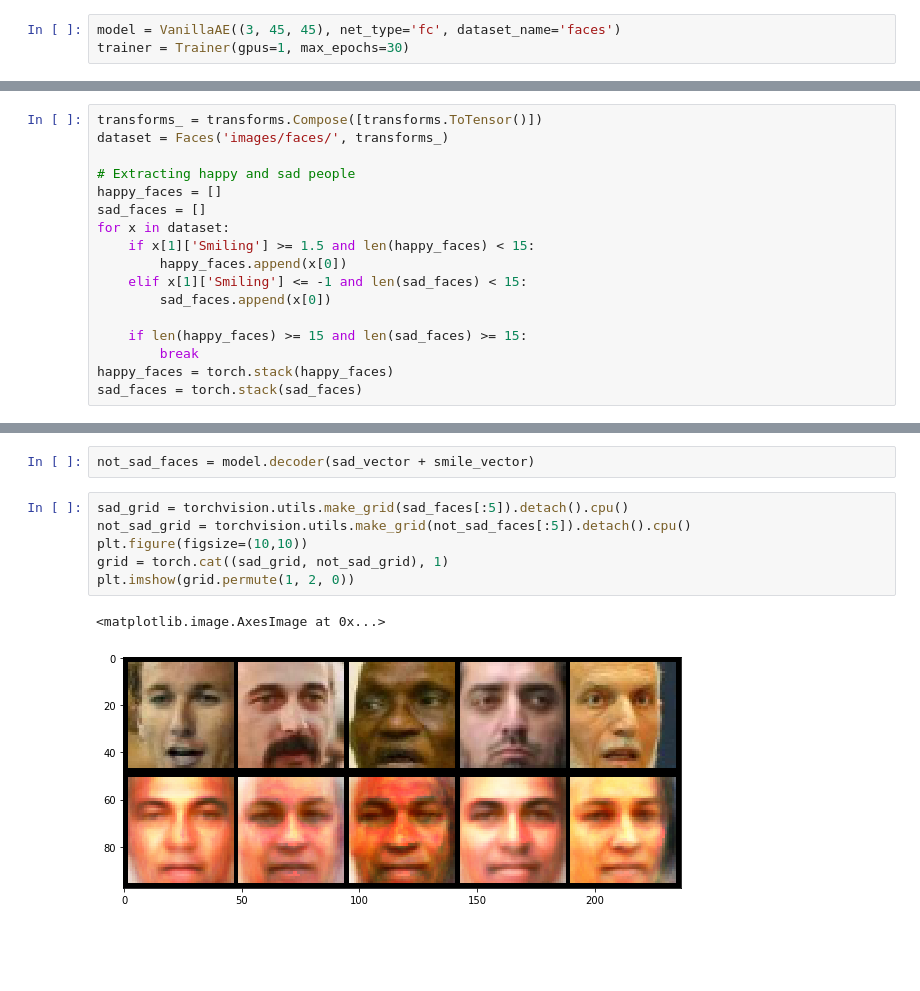
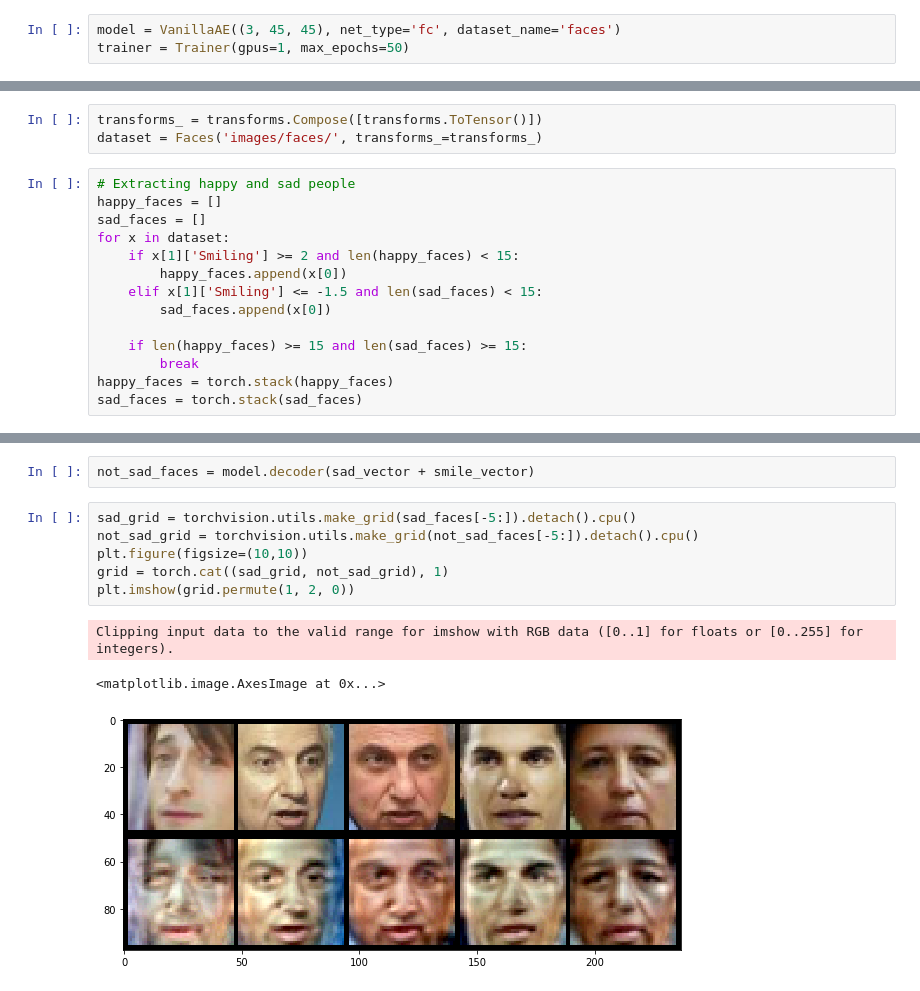
Before and after one commit to Sontref/PyTorch-autoencoders, a Jupyter notebook: Task1_VanillaAE.ipynb, the cells around one changed output, grey strips where cells are left out. Cells and saved outputs as stored; diff of their text form; blank space fills up the shorter version.

```diff
--- a/Task1_VanillaAE.ipynb
+++ b/Task1_VanillaAE.ipynb
@@ -12,6 +12,6 @@ from models import VanillaAE
 # %%
 model = VanillaAE((3, 45, 45), net_type='fc', dataset_name='faces')
-trainer = Trainer(gpus=1, max_epochs=30)
+trainer = Trainer(gpus=1, max_epochs=50)
 # %% [output]
 GPU available: True, used: True
 TPU available: False, using: 0 TPU cores
@@ -55,16 +56,16 @@ plt.imshow(grid.permute(1, 2, 0))
 # %% [markdown]
 # Smiling
+# %%
+transforms_ = transforms.Compose([transforms.ToTensor()])
+dataset = Faces('images/faces/', transforms_=transforms_)
 # %%
-transforms_ = transforms.Compose([transforms.ToTensor()])
-dataset = Faces('images/faces/', transforms_)
-
 # Extracting happy and sad people
 happy_faces = []
 sad_faces = []
 for x in dataset:
-    if x[1]['Smiling'] >= 1.5 and len(happy_faces) < 15:
+    if x[1]['Smiling'] >= 2 and len(happy_faces) < 15:
         happy_faces.append(x[0])
-    elif x[1]['Smiling'] <= -1 and len(sad_faces) < 15:
+    elif x[1]['Smiling'] <= -1.5 and len(sad_faces) < 15:
         sad_faces.append(x[0])
 
     if len(happy_faces) >= 15 and len(sad_faces) >= 15:
@@ -79,11 +80,12 @@ smile_vector = torch.abs(happy_vector.mean(0) - sad_vector.mean(0))
 # %%
 not_sad_faces = model.decoder(sad_vector + smile_vector)
 # %%
-sad_grid = torchvision.utils.make_grid(sad_faces[:5]).detach().cpu()
-not_sad_grid = torchvision.utils.make_grid(not_sad_faces[:5]).detach().cpu()
+sad_grid = torchvision.utils.make_grid(sad_faces[-5:]).detach().cpu()
+not_sad_grid = torchvision.utils.make_grid(not_sad_faces[-5:]).detach().cpu()
 plt.figure(figsize=(10,10))
 grid = torch.cat((sad_grid, not_sad_grid), 1)
 plt.imshow(grid.permute(1, 2, 0))
 # %% [output]
-<matplotlib.image.AxesImage at 0x...>
+Clipping input data to the valid range for imshow with RGB data ([0..1] for floats or [0..255] for integers).
+<matplotlib.image.AxesImage at 0x...>
-[figure, old version]
+[figure, new version]
```
Also changed, not shown: parts of 7 cells of this notebook, 2 other files.
